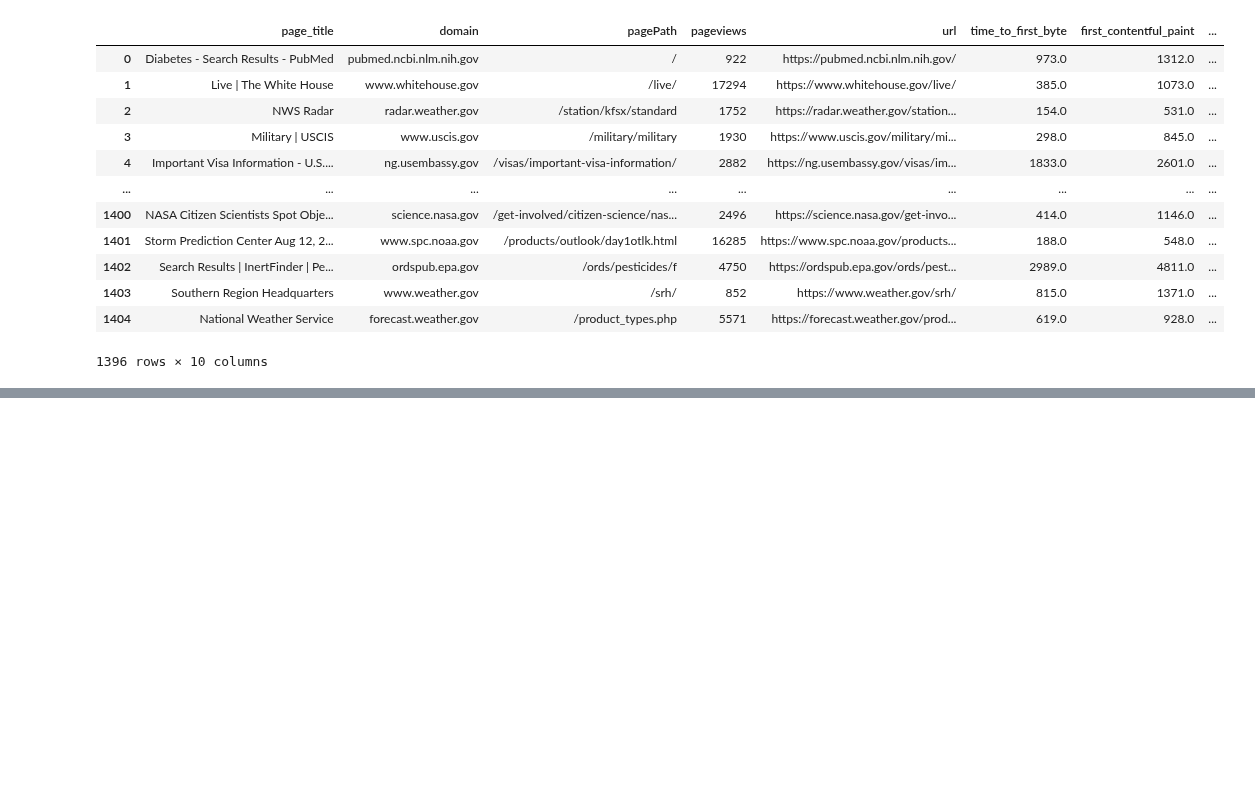
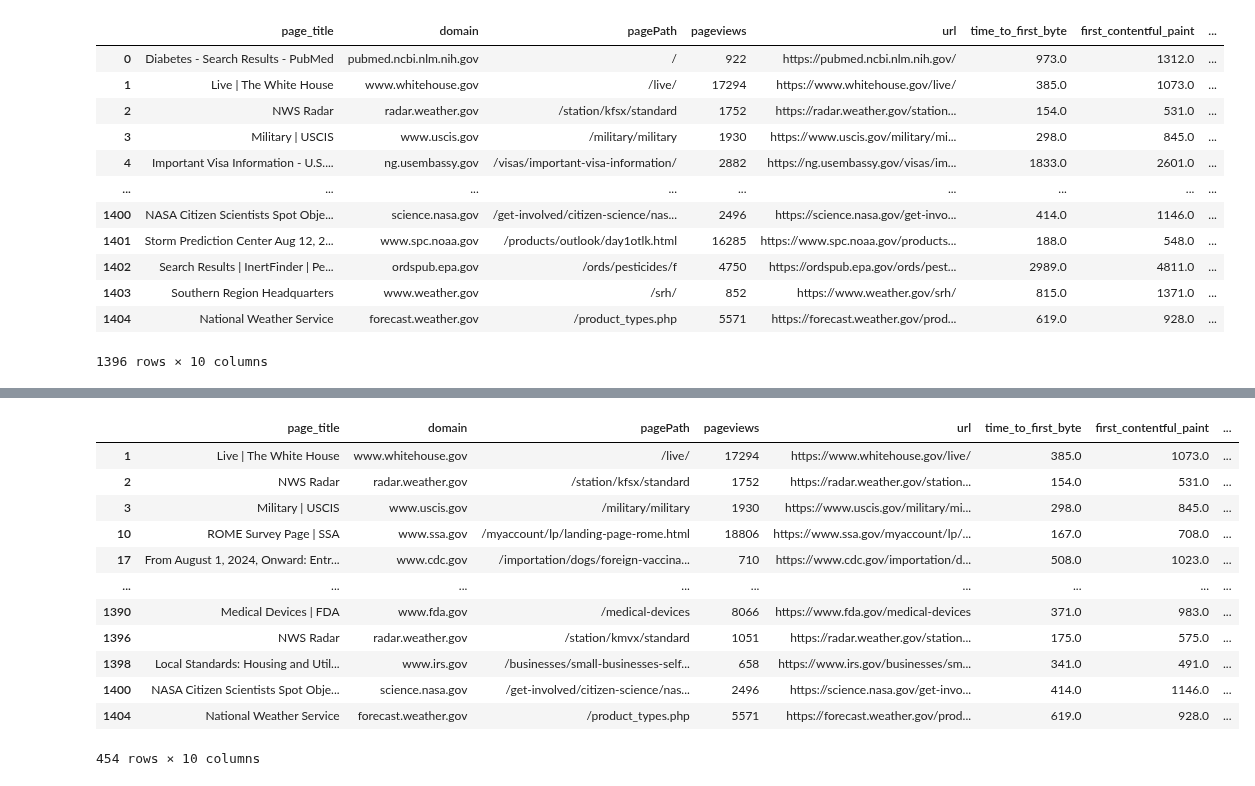
Before and after one commit to GSA-TTS/inclusive-web-performance-cx, a Jupyter notebook: research/top_10k_pages.ipynb, the cells around one changed output, grey strips where cells are left out. Saved outputs shown, nothing was run; the diff lists cells and outputs as text; code cells hidden in the pictures; blank space fills up the shorter version.

```diff
--- a/research/top_10k_pages.ipynb
+++ b/research/top_10k_pages.ipynb
@@ -85,0 +108,21 @@ crux_sample.head(5000)
+# %%
+good_lcp = crux_sample['largest_contentful_paint'] <= 2500
+good_cls = crux_sample['cumulative_layout_shift'] <= 0.1
+good_inp = crux_sample['interaction_to_next_paint'] <= 200
+# Filter the dataframe with the updated conditions
+all_good_df = crux_sample[good_lcp & good_cls & good_inp]
+all_good_df.head(5000)
+# %% [output]
+|  | page_title | domain | pagePath | pageviews | url | time_to_first_byte | first_contentful_paint | ... |
+| 1 | Live | The White House | www.whitehouse.gov | /live/ | 17294 | https://www.whitehouse.gov/live/ | 385.0 | 1073.0 | ... |
+| 2 | NWS Radar | radar.weather.gov | /station/kfsx/standard | 1752 | https://radar.weather.gov/station... | 154.0 | 531.0 | ... |
+| 3 | Military | USCIS | www.uscis.gov | /military/military | 1930 | https://www.uscis.gov/military/mi... | 298.0 | 845.0 | ... |
+| 10 | ROME Survey Page | SSA | www.ssa.gov | /myaccount/lp/landing-page-rome.html | 18806 | https://www.ssa.gov/myaccount/lp/... | 167.0 | 708.0 | ... |
+| 17 | From August 1, 2024, Onward: Entr... | www.cdc.gov | /importation/dogs/foreign-vaccina... | 710 | https://www.cdc.gov/importation/d... | 508.0 | 1023.0 | ... |
+| ... | ... | ... | ... | ... | ... | ... | ... | ... |
+| 1390 | Medical Devices | FDA | www.fda.gov | /medical-devices | 8066 | https://www.fda.gov/medical-devices | 371.0 | 983.0 | ... |
+| 1396 | NWS Radar | radar.weather.gov | /station/kmvx/standard | 1051 | https://radar.weather.gov/station... | 175.0 | 575.0 | ... |
+| 1398 | Local Standards: Housing and Util... | www.irs.gov | /businesses/small-businesses-self... | 658 | https://www.irs.gov/businesses/sm... | 341.0 | 491.0 | ... |
+| 1400 | NASA Citizen Scientists Spot Obje... | science.nasa.gov | /get-involved/citizen-science/nas... | 2496 | https://science.nasa.gov/get-invo... | 414.0 | 1146.0 | ... |
+| 1404 | National Weather Service | forecast.weather.gov | /product_types.php | 5571 | https://forecast.weather.gov/prod... | 619.0 | 928.0 | ... |
+454 rows × 10 columns
```
Also changed, not shown: parts of 3 cells of this notebook, 3 other files.
